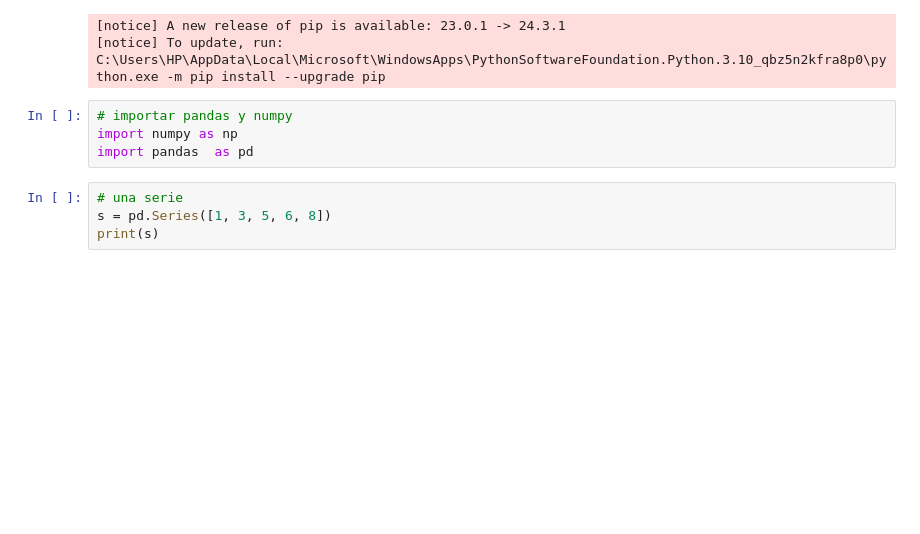
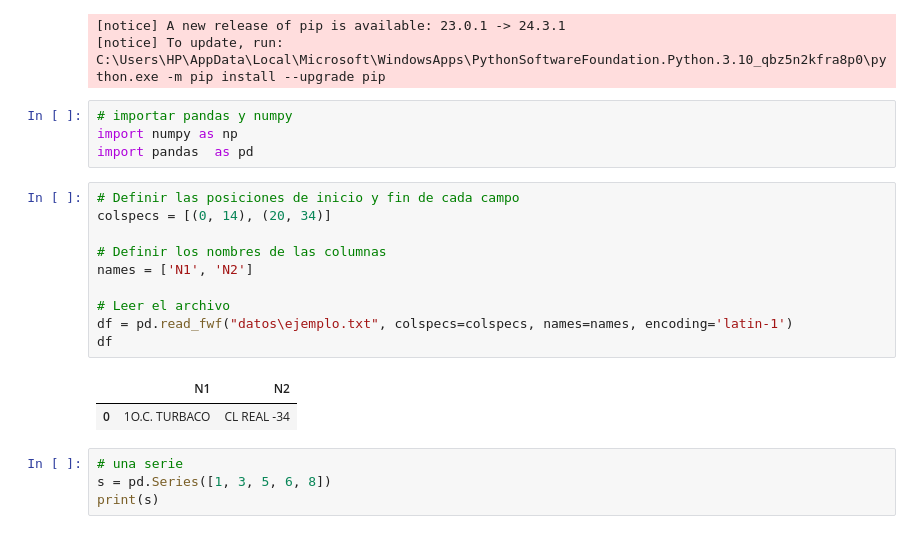
Before and after one commit to KevinrealG/Analisis-con-Python, a Jupyter notebook: Clase_6.ipynb, the cells around one changed output. Cells and saved outputs as stored; diff of their text form; blank space fills up the shorter version.

```diff
--- a/Clase_6.ipynb
+++ b/Clase_6.ipynb
@@ -58,6 +58,19 @@ Successfully installed numpy-2.1.3 pandas-2.2.3 pytz-2024.2 tzdata-2024.2
 # importar pandas y numpy
 import numpy as np
 import pandas  as pd
+# %%
+# Definir las posiciones de inicio y fin de cada campo
+colspecs = [(0, 14), (20, 34)]
+
+# Definir los nombres de las columnas
+names = ['N1', 'N2']
+
+# Leer el archivo
+df = pd.read_fwf("datos\ejemplo.txt", colspecs=colspecs, names=names, encoding='latin-1')
+df
+# %% [output]
+|  | N1 | N2 |
+| 0 | 1O.C. TURBACO | CL REAL -34 |
 # %%
 # una serie
 s = pd.Series([1, 3, 5, 6, 8])
```
Also changed, not shown: parts of 1 cell of this notebook, 4 other files.
